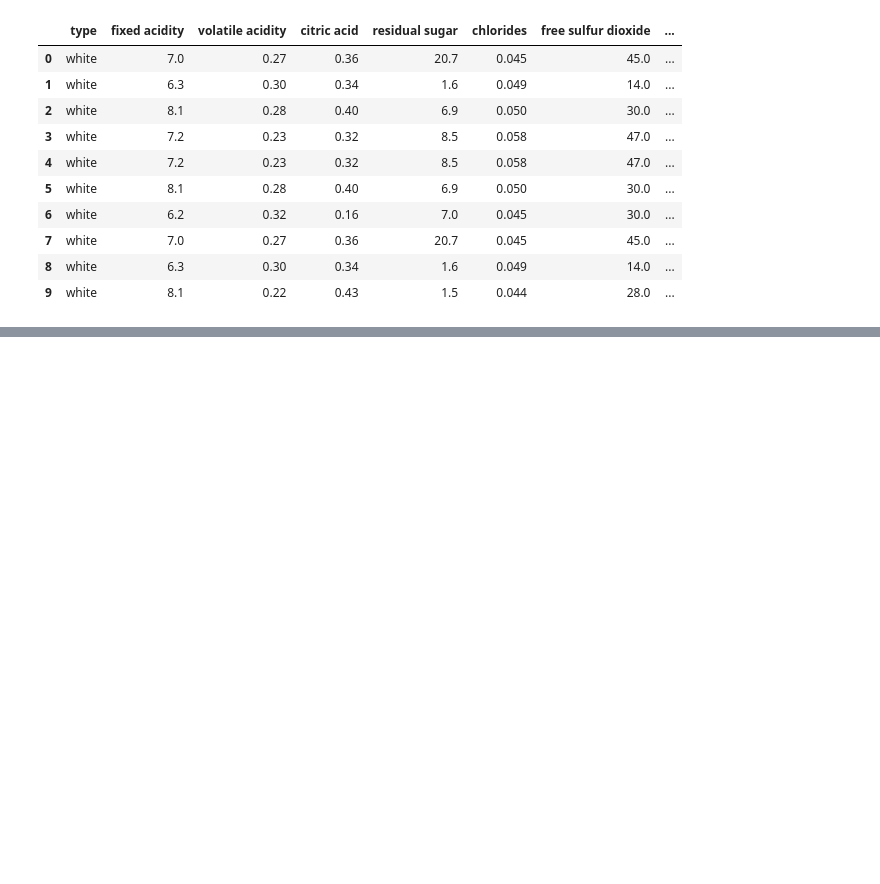
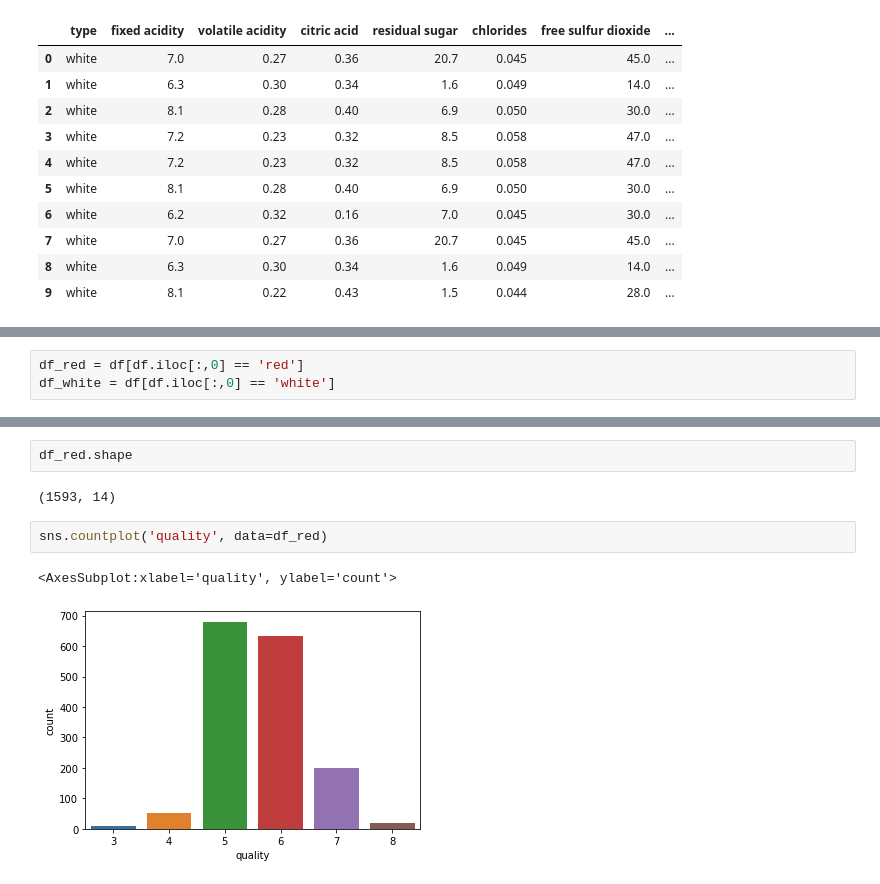
Before and after one commit to daysthroughcode/DABProject3, a Jupyter notebook: 1-Notebooks/cleaning.ipynb, the cells around one changed output, grey strips where cells are left out. Saved outputs shown, nothing was run; the diff lists cells and outputs as text; blank space fills up the shorter version.

```diff
--- a/1-Notebooks/cleaning.ipynb
+++ b/1-Notebooks/cleaning.ipynb
@@ -29,0 +134,3 @@ df.head(10)
+# %%
+df_red = df[df.iloc[:,0] == 'red']
+df_white = df[df.iloc[:,0] == 'white']
@@ -29,0 +146,9 @@ df.head(10)
+# %%
+df_red.shape
+# %% [output]
+(1593, 14)
+# %%
+sns.countplot('quality', data=df_red)
+# %% [output]
+<AxesSubplot:xlabel='quality', ylabel='count'>
+[figure, added]
```
Also changed, not shown: parts of 54 cells of this notebook.
